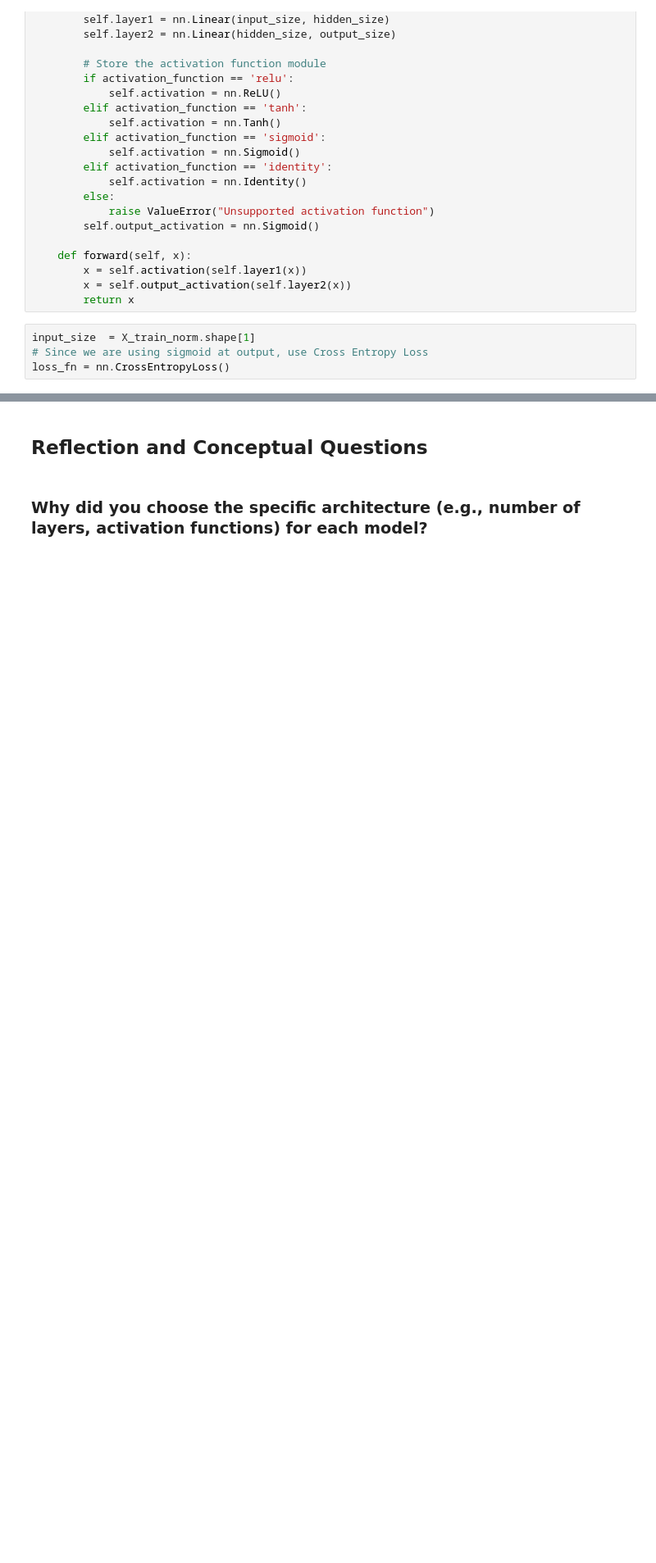
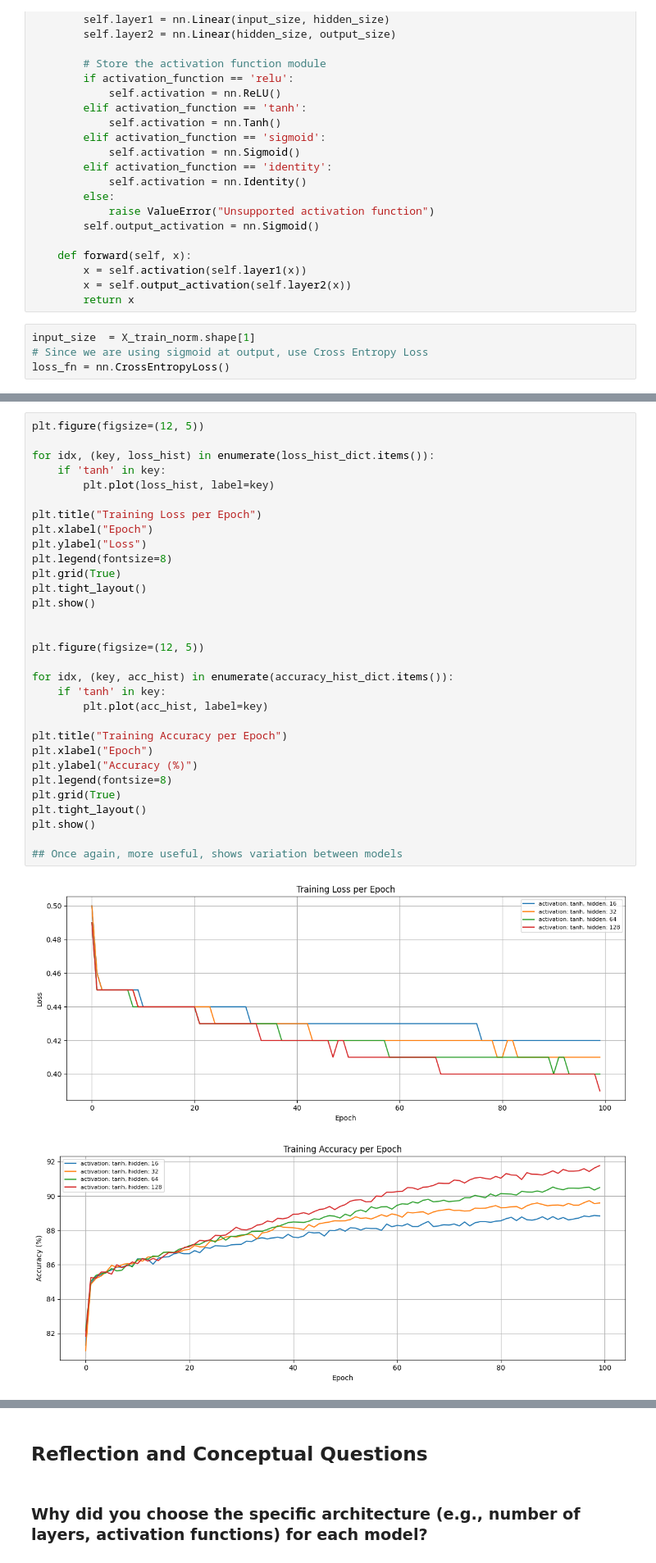
Before and after one commit to Lucaspj1/MachineLearningProject2, a Jupyter notebook: MLProject2v2.ipynb, the cells around one changed output, grey strips where cells are left out. Shown at 82% size. Cells and saved outputs as stored; diff of their text form; blank space fills up the shorter version.

```diff
--- a/MLProject2v2.ipynb
+++ b/MLProject2v2.ipynb
@@ -441,0 +476,34 @@ Test Acc.: 0.8528
+# %%
+plt.figure(figsize=(12, 5))
+
+for idx, (key, loss_hist) in enumerate(loss_hist_dict.items()):
+    if 'tanh' in key:
+        plt.plot(loss_hist, label=key)
+
+plt.title("Training Loss per Epoch")
+plt.xlabel("Epoch")
+plt.ylabel("Loss")
+plt.legend(fontsize=8)
+plt.grid(True)
+plt.tight_layout()
+plt.show()
+
+
+plt.figure(figsize=(12, 5))
+
+for idx, (key, acc_hist) in enumerate(accuracy_hist_dict.items()):
+    if 'tanh' in key:
+        plt.plot(acc_hist, label=key)
+
+plt.title("Training Accuracy per Epoch")
+plt.xlabel("Epoch")
+plt.ylabel("Accuracy (%)")
+plt.legend(fontsize=8)
+plt.grid(True)
+plt.tight_layout()
+plt.show()
+
+## Once again, more useful, shows variation between models
+# %% [output]
+[figure, added]
+[figure, added]
```
Also changed, not shown: parts of 24 cells of this notebook.
